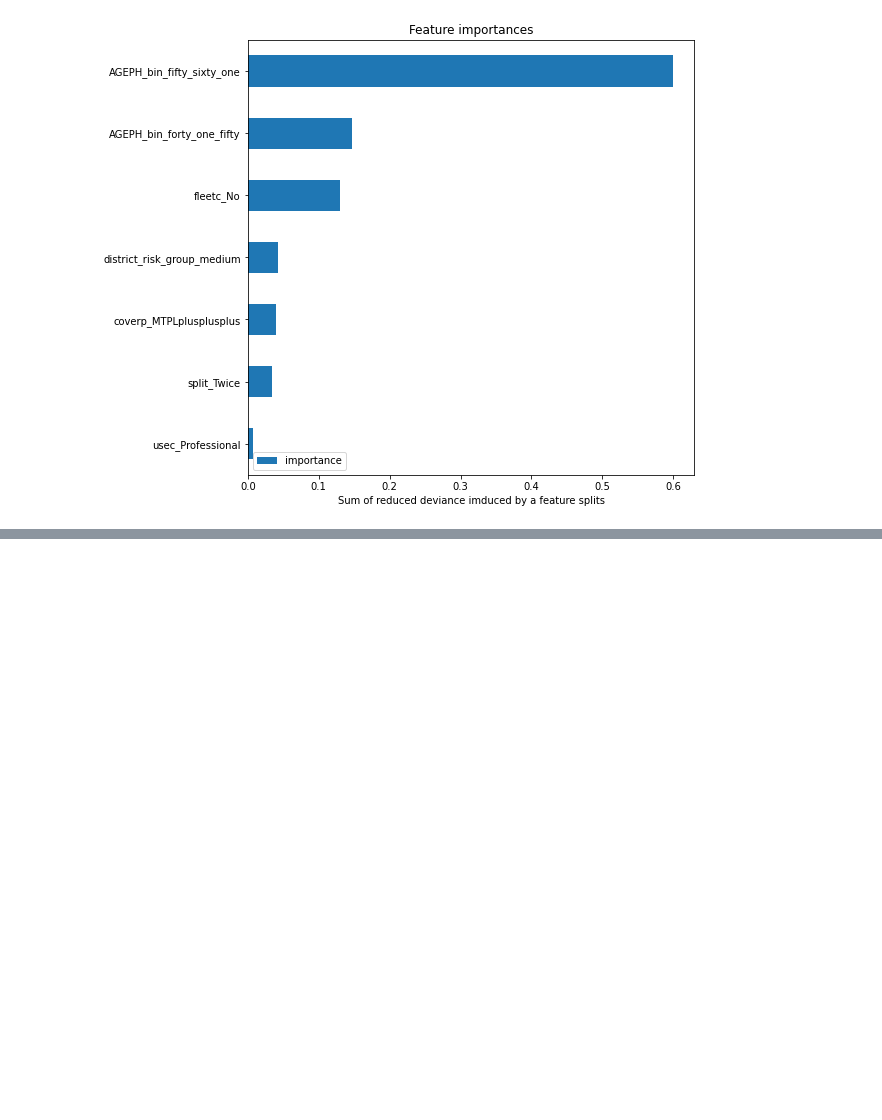
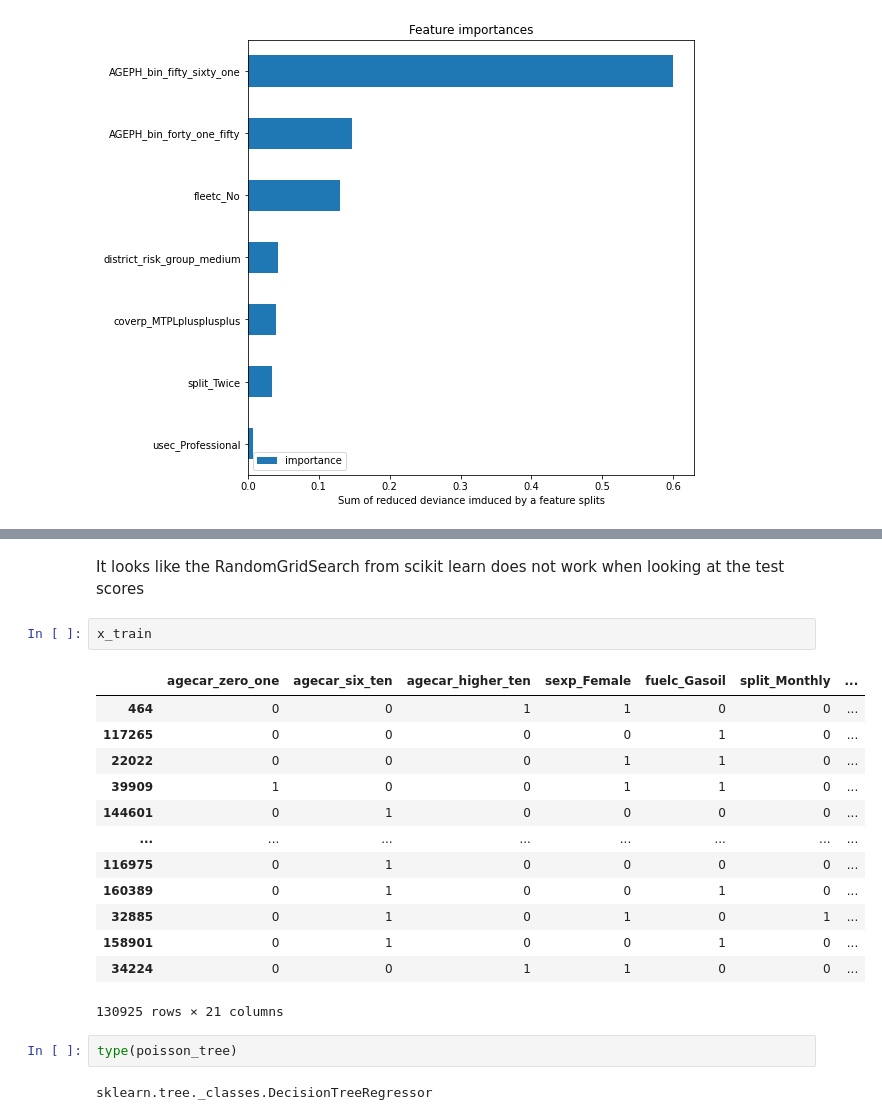
Before and after one commit to MarinoSanLorenzo/actuarial_ds, a Jupyter notebook: blog_post_main2.ipynb, the cells around one changed output, grey strips where cells are left out. Drawn from its saved outputs; the diff is of its cells as text; blank space fills up the shorter version.

```diff
--- a/blog_post_main2.ipynb
+++ b/blog_post_main2.ipynb
@@ -1150,0 +862,22 @@ deviances_df_sev.query(f'deviance=={deviances_df_sev.deviance.min()}')
+# %% [markdown]
+It looks like the RandomGridSearch from scikit learn does not work when looking at the test scores
+# %%
+x_train
+# %% [output]
+|  | agecar_zero_one | agecar_six_ten | agecar_higher_ten | sexp_Female | fuelc_Gasoil | split_Monthly | ... |
+| 464 | 0 | 0 | 1 | 1 | 0 | 0 | ... |
+| 117265 | 0 | 0 | 0 | 0 | 1 | 0 | ... |
+| 22022 | 0 | 0 | 0 | 1 | 1 | 0 | ... |
+| 39909 | 1 | 0 | 0 | 1 | 1 | 0 | ... |
+| 144601 | 0 | 1 | 0 | 0 | 0 | 0 | ... |
+| ... | ... | ... | ... | ... | ... | ... | ... |
+| 116975 | 0 | 1 | 0 | 0 | 0 | 0 | ... |
+| 160389 | 0 | 1 | 0 | 0 | 1 | 0 | ... |
+| 32885 | 0 | 1 | 0 | 1 | 0 | 1 | ... |
+| 158901 | 0 | 1 | 0 | 0 | 1 | 0 | ... |
+| 34224 | 0 | 0 | 1 | 1 | 0 | 0 | ... |
+130925 rows × 21 columns
+# %%
+type(poisson_tree)
+# %% [output]
+sklearn.tree._classes.DecisionTreeRegressor
```
Also changed, not shown: parts of 120 cells of this notebook, 3 other files.
